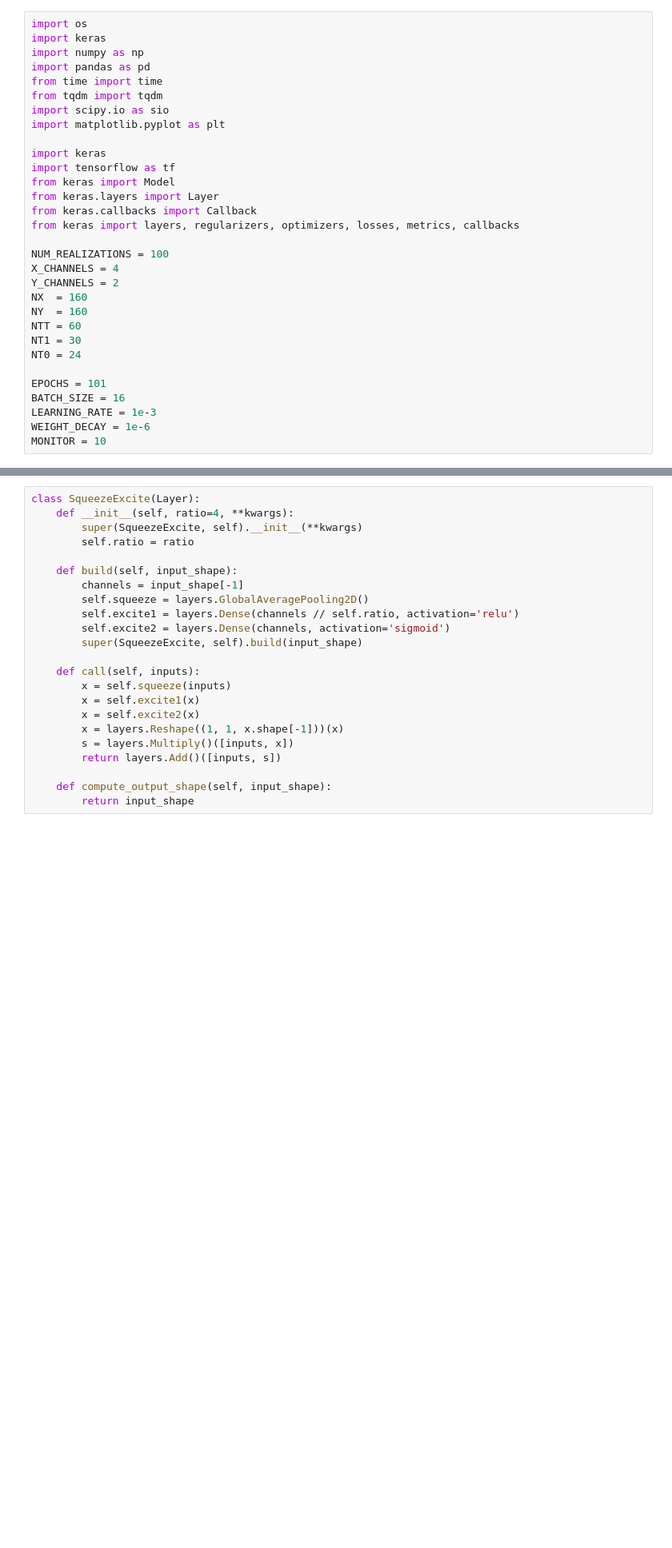
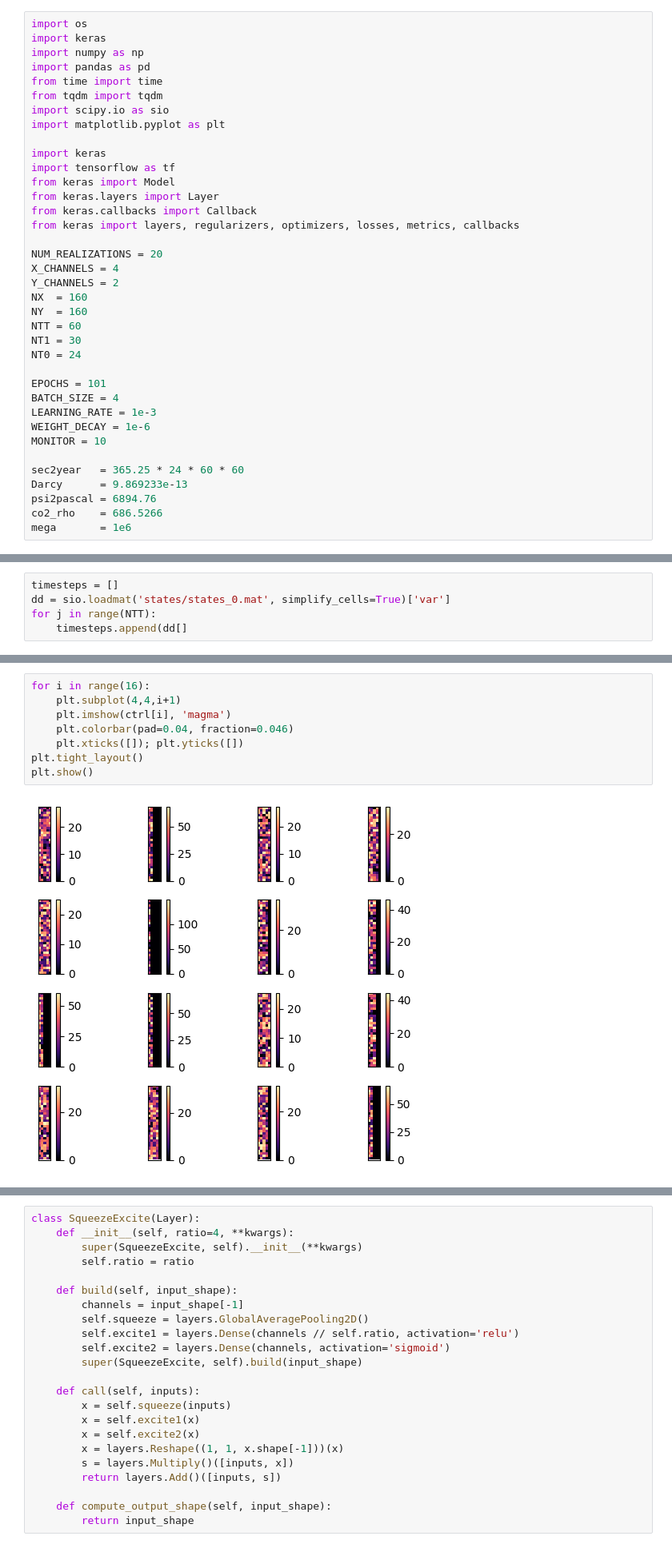
Before and after one commit to misaelmmorales/Placement-Control-Optim-CO2, a Jupyter notebook: SlopingAquifer/slopingaquifer.ipynb, the cells around one changed output, grey strips where cells are left out. Shown at 80% size. Drawn from its saved outputs; the diff is of its cells as text; blank space fills up the shorter version.

```diff
--- a/SlopingAquifer/slopingaquifer.ipynb
+++ b/SlopingAquifer/slopingaquifer.ipynb
@@ -15,7 +15,7 @@ from keras.layers import Layer
 from keras.callbacks import Callback
 from keras import layers, regularizers, optimizers, losses, metrics, callbacks
 
-NUM_REALIZATIONS = 100
+NUM_REALIZATIONS = 20
 X_CHANNELS = 4
 Y_CHANNELS = 2
 NX  = 160
@@ -25,7 +25,13 @@ NT1 = 30
 NT0 = 24
 
 EPOCHS = 101
-BATCH_SIZE = 16
+BATCH_SIZE = 4
 LEARNING_RATE = 1e-3
 WEIGHT_DECAY = 1e-6
 MONITOR = 10
+
+sec2year   = 365.25 * 24 * 60 * 60
+Darcy      = 9.869233e-13
+psi2pascal = 6894.76
+co2_rho    = 686.5266
+mega       = 1e6
@@ -59,0 +69,5 @@ y1: (100, 30, 160, 160, 2) | y2: (100, 30, 160, 160, 2)
+# %%
+timesteps = []
+dd = sio.loadmat('states/states_0.mat', simplify_cells=True)['var']
+for j in range(NTT):
+    timesteps.append(dd[]
@@ -60,3 +122,13 @@ y1: (100, 30, 160, 160, 2) | y2: (100, 30, 160, 160, 2)
+# %%
+for i in range(16):
+    plt.subplot(4,4,i+1)
+    plt.imshow(ctrl[i], 'magma')
+    plt.colorbar(pad=0.04, fraction=0.046)
+    plt.xticks([]); plt.yticks([])
+plt.tight_layout()
+plt.show()
+# %% [output]
+[figure, added]
 # %%
 train_idx = np.random.choice(range(len(X_data)), 80, replace=False)
 test_idx  = np.setdiff1d(range(len(X_data)), train_idx)
```
Also changed, not shown: parts of 9 cells of this notebook.
